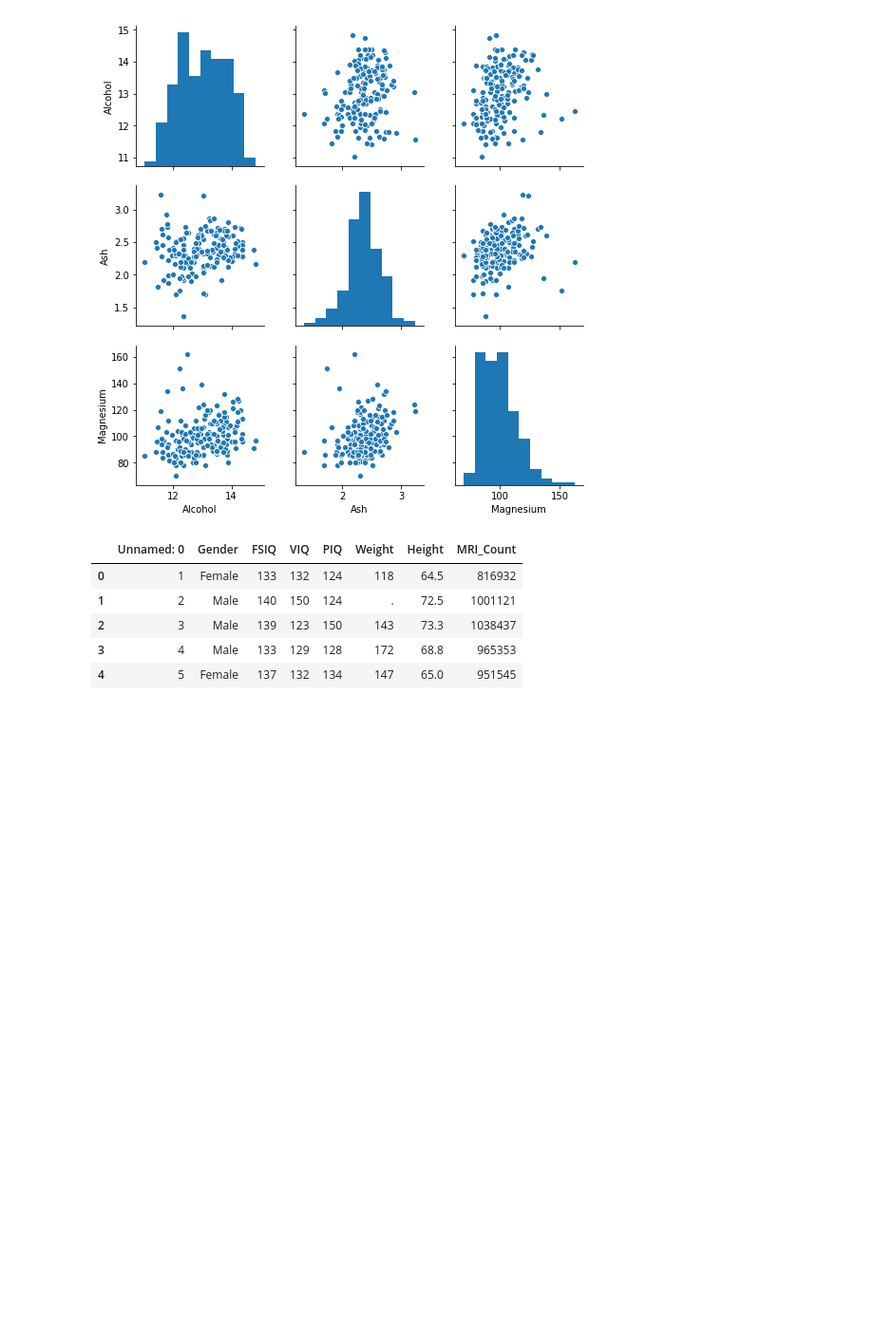
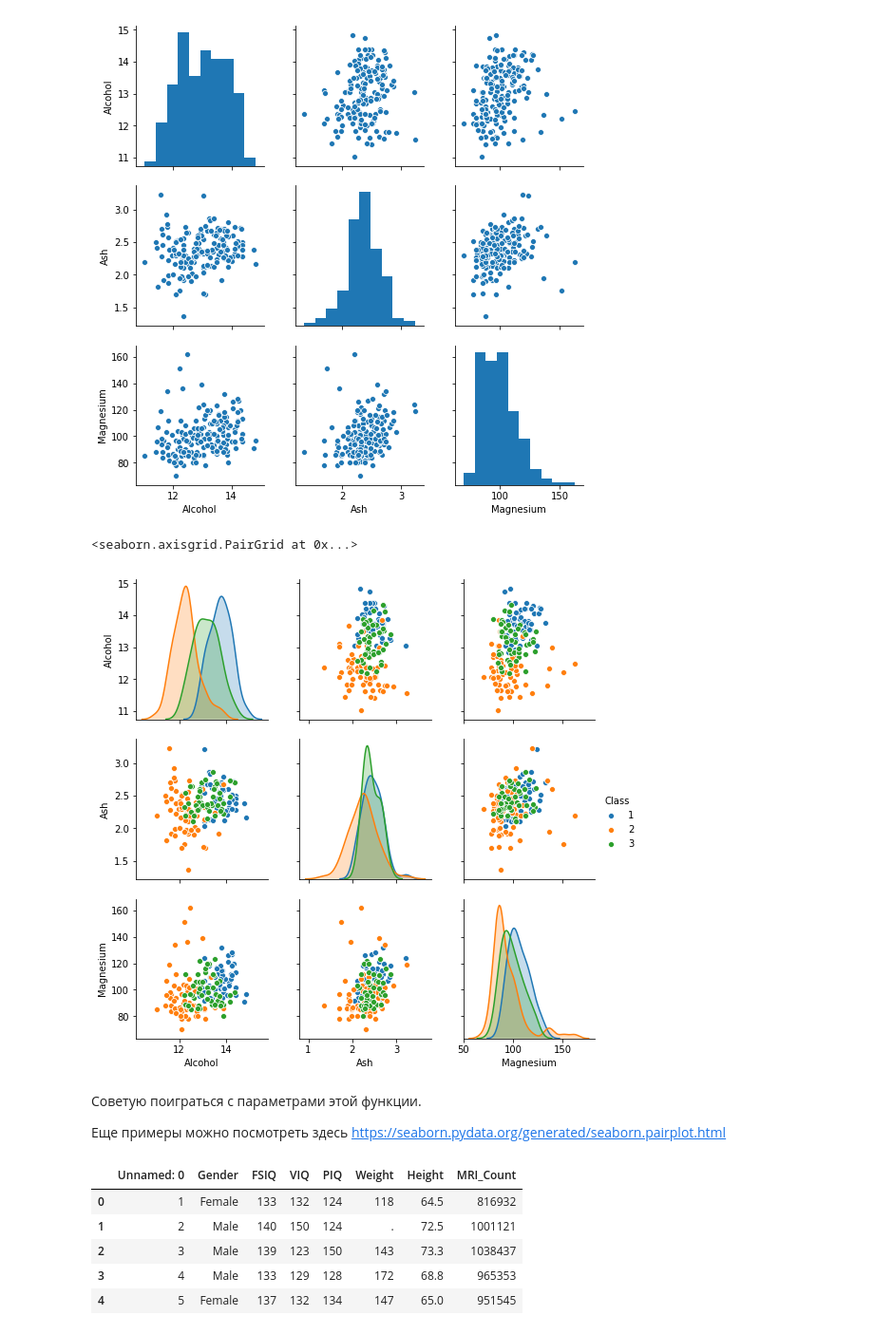
Before and after one commit to alexpon92/Netology_Stats, a Jupyter notebook: class_3/StatTests.ipynb, the cells around one changed output. Shown at 95% size. Drawn from its saved outputs; the diff is of its cells as text; code cells hidden in the pictures; blank space fills up the shorter version.

```diff
--- a/class_3/StatTests.ipynb
+++ b/class_3/StatTests.ipynb
@@ -59,6 +81,18 @@ sns.pairplot(wines, vars=['Alcohol', 'Ash', 'Magnesium'],
 # %% [output]
 <seaborn.axisgrid.PairGrid at 0x...>
 [figure]
+# %%
+sns.pairplot(wines, hue='Class', vars=['Alcohol', 'Ash', 'Magnesium'],
+                 kind='scatter')
+## поле "hue" используется для раскраски и добавляет наглядности
+## для него можно использовать целевую переменную (в данном случае класс вина)
+# %% [output]
+<seaborn.axisgrid.PairGrid at 0x...>
+[figure, added]
+# %% [markdown]
+Советую поиграться с параметрами этой функции.
+
+Еще примеры можно посмотреть здесь https://seaborn.pydata.org/generated/seaborn.pairplot.html
 # %%
 data=pd.read_csv('brain_size.csv', sep=';')
 # %%
```
Also changed, not shown: parts of 15 cells of this notebook.
